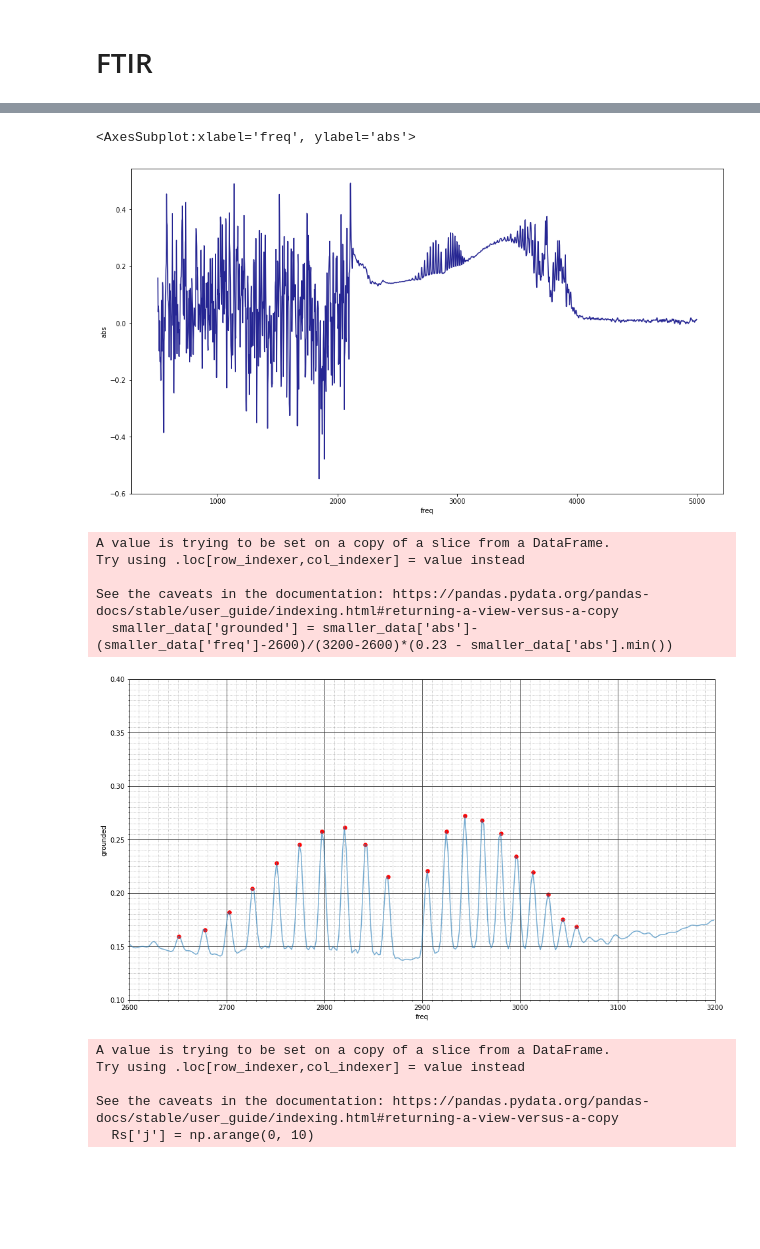
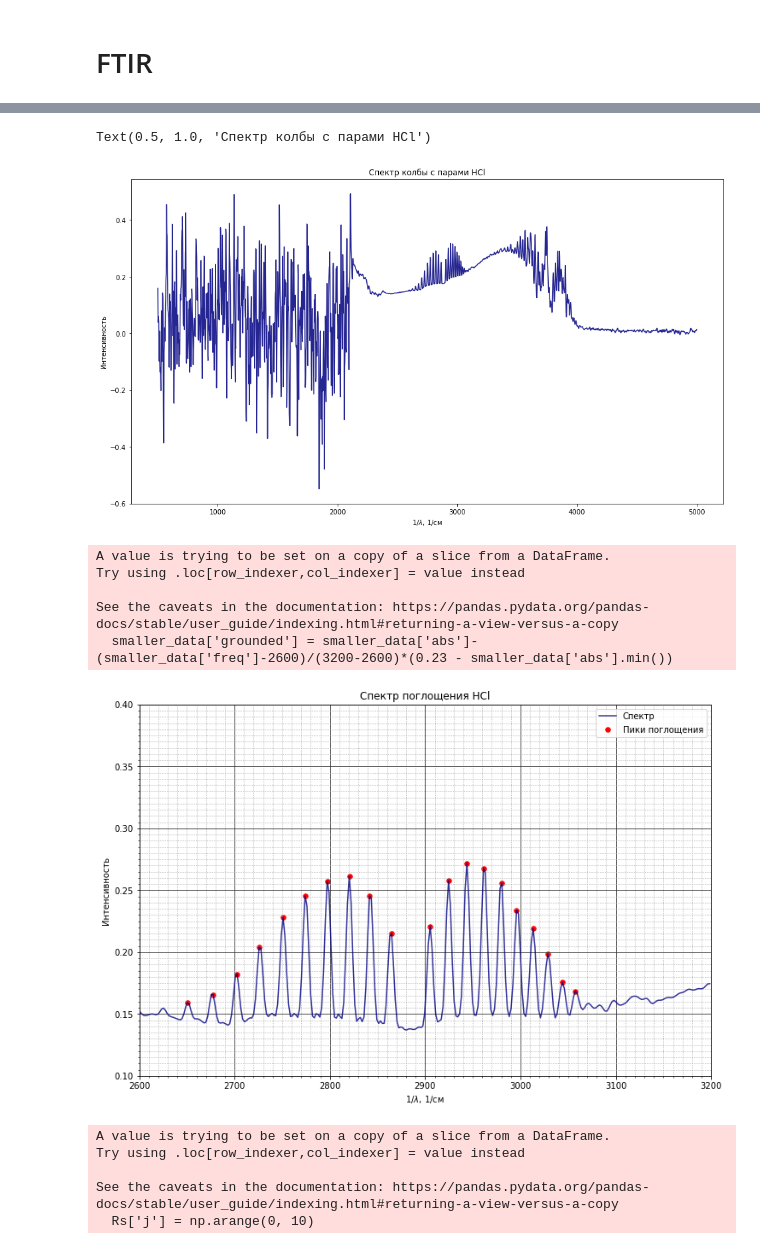
Before and after one commit to Redencon/Lapki, a Jupyter notebook: FTIR.ipynb, the cells around one changed output, grey strips where cells are left out. Drawn from its saved outputs; the diff is of its cells as text; code cells hidden in the pictures; blank space fills up the shorter version.

```diff
--- a/FTIR.ipynb
+++ b/FTIR.ipynb
@@ -58,41 +75,49 @@ data_hcl.columns = ['freq', 'abs']
 
 plt.figure(figsize=(16, 9))
 sns.lineplot(data=data_hcl, x='freq', y='abs', alpha = 0.85, color='navy')
+plt.xlabel(r'$1/\lambda$, 1/см')
+plt.ylabel(r'Интенсивность')
+plt.title('Спектр колбы c парами HCl')
 # %% [output]
-<AxesSubplot:xlabel='freq', ylabel='abs'>
+Text(0.5, 1.0, 'Спектр колбы c парами HCl')
-[figure, old version]
+[figure, new version]
 # %%
-plt.figure(figsize=(16, 9))
+plt.figure(figsize=(12, 8))
 smaller_data = data_hcl[(data_hcl['freq'] < 3200) & (data_hcl['freq'] > 2600)]
 smaller_data['grounded'] = smaller_data['abs']-(smaller_data['freq']-2600)/(3200-2600)*(0.23 - smaller_data['abs'].min())
 # sns.lineplot(data=data, x='freq', y='abs', alpha = 0.6, palette='viridis')
 ax = plt.axes()
-sns.lineplot(data=smaller_data, x='freq', y='grounded', alpha = 0.6, palette='magma', ax=ax)
+sns.lineplot(data=smaller_data, x='freq', y='grounded', alpha = 0.8, color='navy', ax=ax, label='Спектр')
 plt.xlim(2600, 3200)
 plt.ylim(0.1, 0.4)
 
 from matplotlib.ticker import MultipleLocator
 plt.grid(which='major', color='#323232', linestyle='-')
 plt.grid(which='minor', color='#a4a4a4', linestyle=':')
 mlx = MultipleLocator(10)
 ax.xaxis.set_minor_locator(mlx)
 mly = MultipleLocator(0.005)
 ax.yaxis.set_minor_locator(mly)
 
 
 mins = smaller_data[(smaller_data['abs'].shift(1) > smaller_data['abs']) & (smaller_data['abs'].shift(-1) > smaller_data['abs'])]
 maxs = smaller_data[(smaller_data['abs'].shift(1) < smaller_data['abs']) & (smaller_data['abs'].shift(-1) < smaller_data['abs'])]
 less_maxs = maxs[(maxs['freq'] > 2620) & (maxs['freq'] < 3065) & (maxs['grounded'] > 0.155)]
-plt.scatter(less_maxs['freq'], less_maxs['grounded'], s=30, color='red')
+plt.scatter(less_maxs['freq'], less_maxs['grounded'], s=30, color='red', label='Пики поглощения')
 Rs = less_maxs[less_maxs['freq'] > 2900]
 Ps = less_maxs[less_maxs['freq'] < 2900][::-1]
+plt.xlabel(r'$1/\lambda$, 1/см')
+plt.ylabel(r'Интенсивность')
+plt.title('Спектр поглощения HCl')
+plt.legend()
+pass
 # %% [output]
 A value is trying to be set on a copy of a slice from a DataFrame.
 Try using .loc[row_indexer,col_indexer] = value instead
 
 See the caveats in the documentation: https://pandas.pydata.org/pandas-docs/stable/user_guide/indexing.html#returning-a-view-versus-a-copy
   smaller_data['grounded'] = smaller_data['abs']-(smaller_data['freq']-2600)/(3200-2600)*(0.23 - smaller_data['abs'].min())
-[figure, old version]
+[figure, new version]
 # %%
 Rs['j'] = np.arange(0, 10)
 Ps['j'] = np.arange(1, 11)
```
Also changed, not shown: parts of 8 cells of this notebook.
